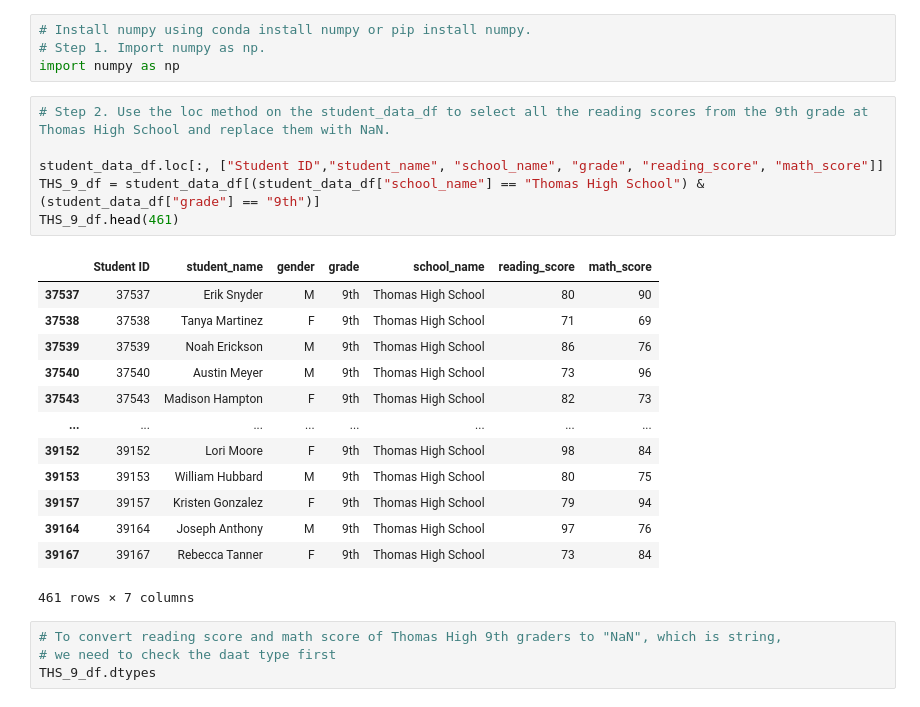
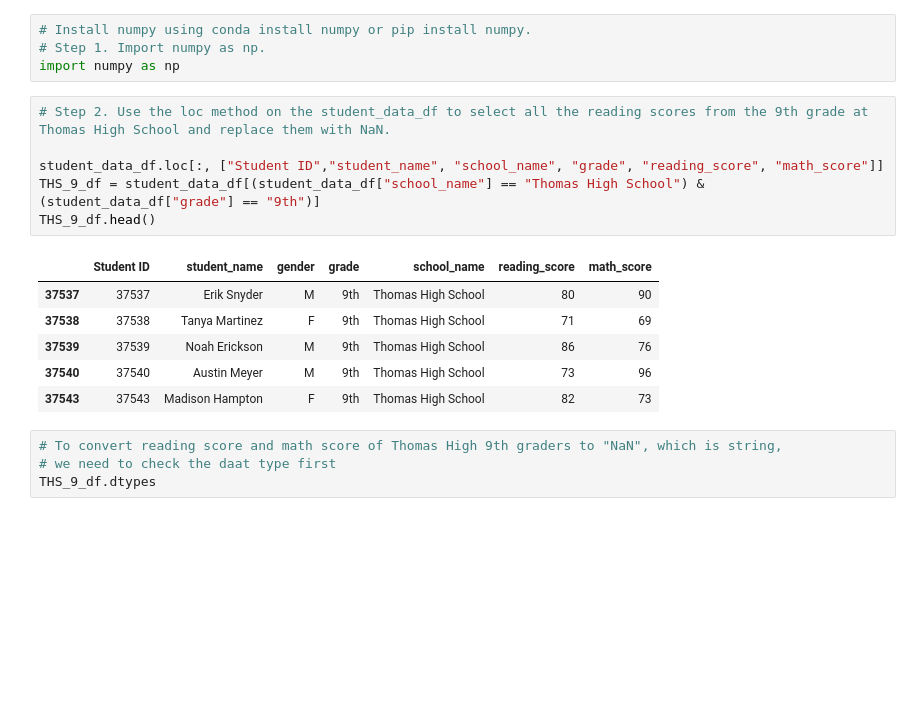
Before and after one commit to SoonaBritney/Schools_District_Analysis, a Jupyter notebook: PyCitySchools_Challenge_final.ipynb, the cells around one changed output. Saved outputs shown, nothing was run; the diff lists cells and outputs as text; blank space fills up the shorter version.

```diff
--- a/PyCitySchools_Challenge_final.ipynb
+++ b/PyCitySchools_Challenge_final.ipynb
@@ -263,23 +263,16 @@ import numpy as np
 # %%
 # Step 2. Use the loc method on the student_data_df to select all the reading scores from the 9th grade at Thomas High School and replace them with NaN.
 
 student_data_df.loc[:, ["Student ID","student_name", "school_name", "grade", "reading_score", "math_score"]]
 THS_9_df = student_data_df[(student_data_df["school_name"] == "Thomas High School") & (student_data_df["grade"] == "9th")]
-THS_9_df.head(461)
+THS_9_df.head()
 # %% [output]
 |  | Student ID | student_name | gender | grade | school_name | reading_score | math_score |
 | 37537 | 37537 | Erik Snyder | M | 9th | Thomas High School | 80 | 90 |
 | 37538 | 37538 | Tanya Martinez | F | 9th | Thomas High School | 71 | 69 |
 | 37539 | 37539 | Noah Erickson | M | 9th | Thomas High School | 86 | 76 |
 | 37540 | 37540 | Austin Meyer | M | 9th | Thomas High School | 73 | 96 |
 | 37543 | 37543 | Madison Hampton | F | 9th | Thomas High School | 82 | 73 |
-| ... | ... | ... | ... | ... | ... | ... | ... |
-| 39152 | 39152 | Lori Moore | F | 9th | Thomas High School | 98 | 84 |
-| 39153 | 39153 | William Hubbard | M | 9th | Thomas High School | 80 | 75 |
-| 39157 | 39157 | Kristen Gonzalez | F | 9th | Thomas High School | 79 | 94 |
-| 39164 | 39164 | Joseph Anthony | M | 9th | Thomas High School | 97 | 76 |
-| 39167 | 39167 | Rebecca Tanner | F | 9th | Thomas High School | 73 | 84 |
-461 rows × 7 columns
 # %%
 # To convert reading score and math score of Thomas High 9th graders to "NaN", which is string,
 # we need to check the daat type first
```
